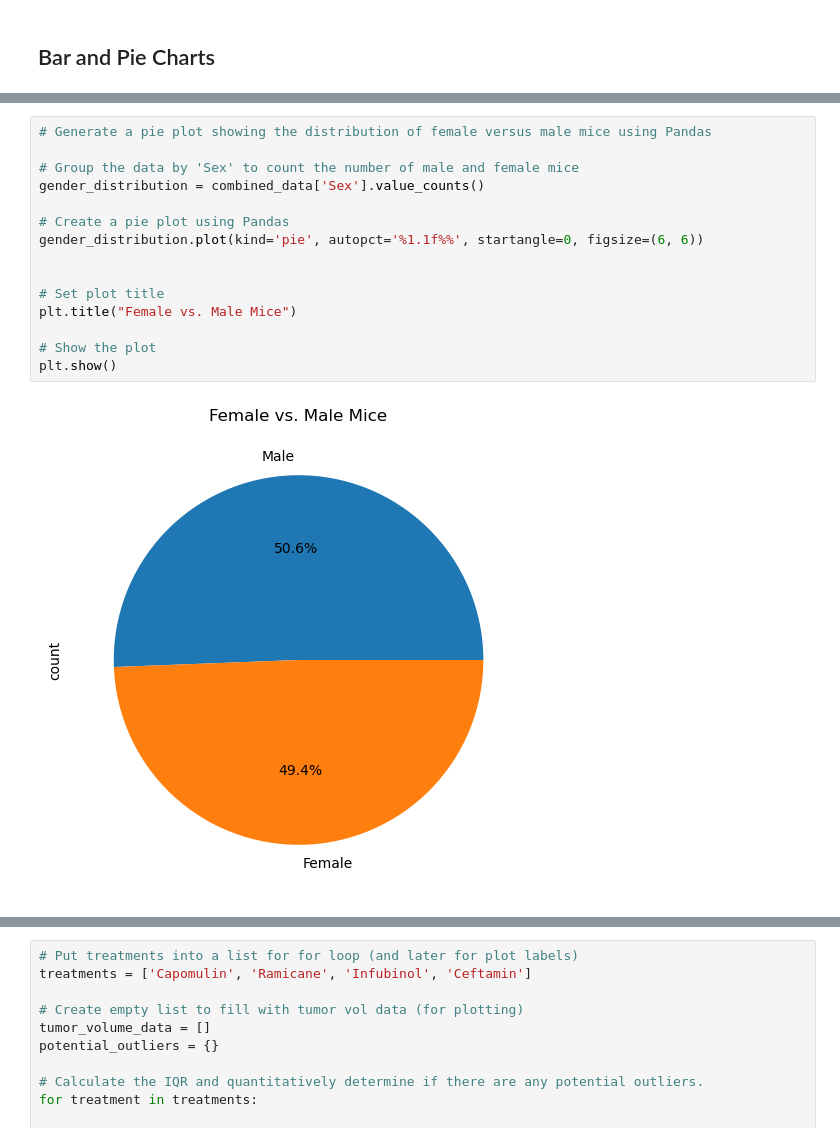
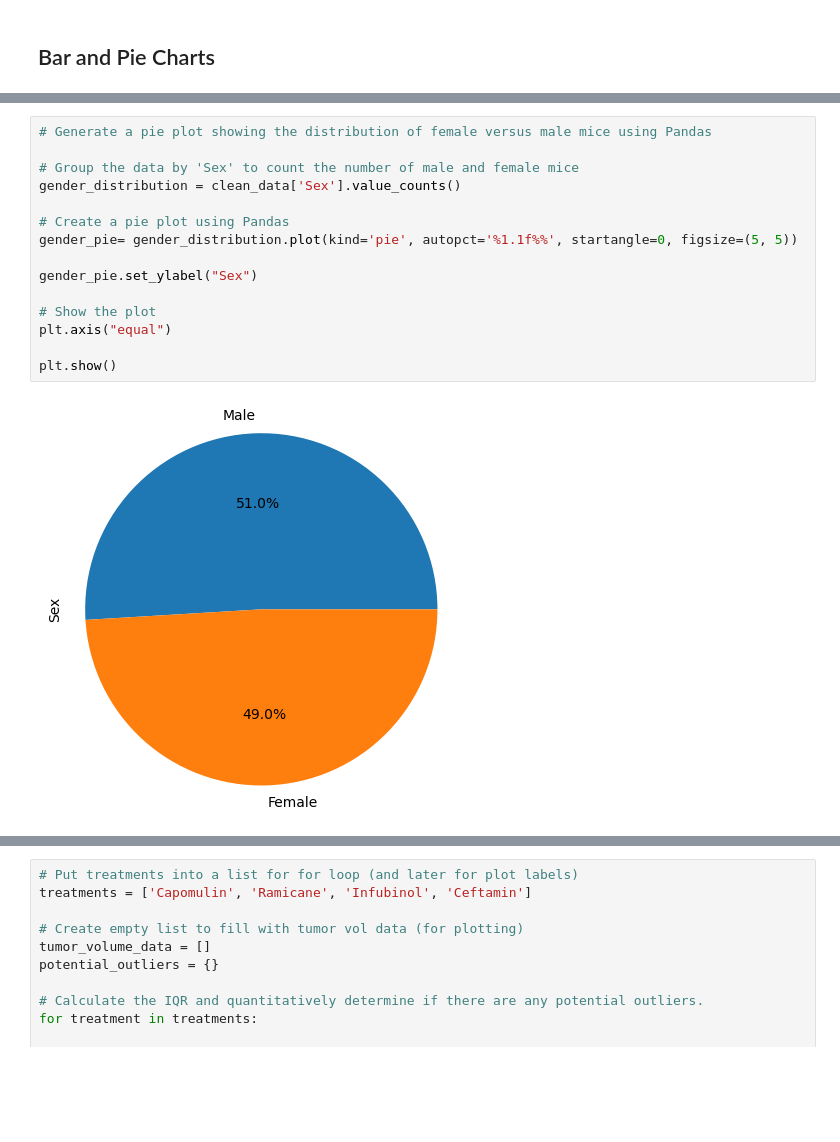
Before and after one commit to yennyrangel/visualization-challenge, a Jupyter notebook: Pymaceuticals/Pymaceuticals_main.ipynb, the cells around one changed output, grey strips where cells are left out. Cells and saved outputs as stored; diff of their text form; blank space fills up the shorter version.

```diff
--- a/Pymaceuticals/Pymaceuticals_main.ipynb
+++ b/Pymaceuticals/Pymaceuticals_main.ipynb
@@ -197,20 +184,20 @@ plt.show()
 # %%
 # Generate a pie plot showing the distribution of female versus male mice using Pandas
 
 # Group the data by 'Sex' to count the number of male and female mice
-gender_distribution = combined_data['Sex'].value_counts()
+gender_distribution = clean_data['Sex'].value_counts()
 
 # Create a pie plot using Pandas
-gender_distribution.plot(kind='pie', autopct='%1.1f%%', startangle=0, figsize=(6, 6))
+gender_pie= gender_distribution.plot(kind='pie', autopct='%1.1f%%', startangle=0, figsize=(5, 5))
 
-
-# Set plot title
-plt.title("Female vs. Male Mice")
+gender_pie.set_ylabel("Sex")
 
 # Show the plot
+plt.axis("equal")
+
 plt.show()
 # %% [output]
-[figure, old version]
+[figure, new version]
 # %%
 # Generate a pie plot showing the distribution of female versus male mice using pyplot
 # Group the data by 'Sex' to count the number of male and female mice
```
Also changed, not shown: parts of 10 cells of this notebook.
